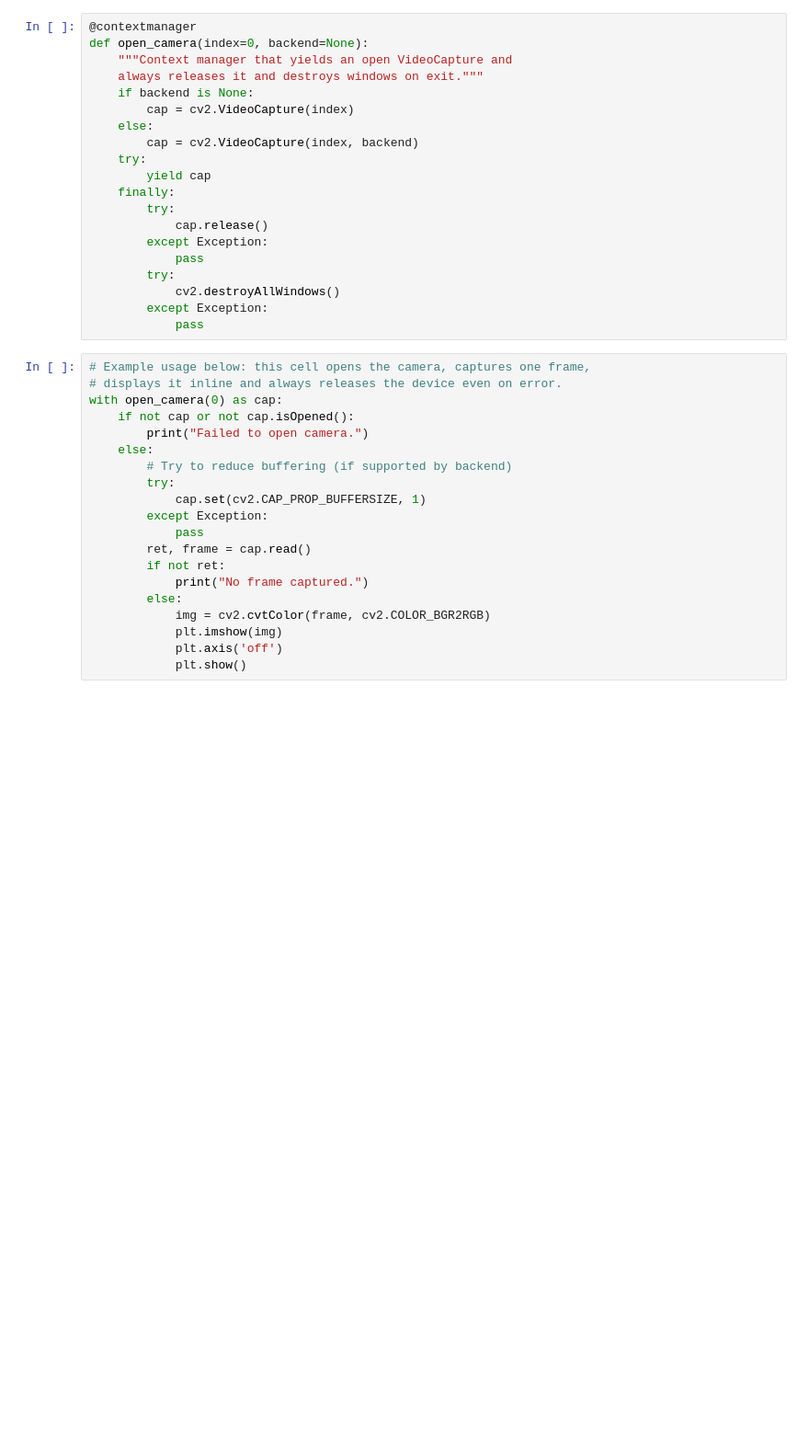
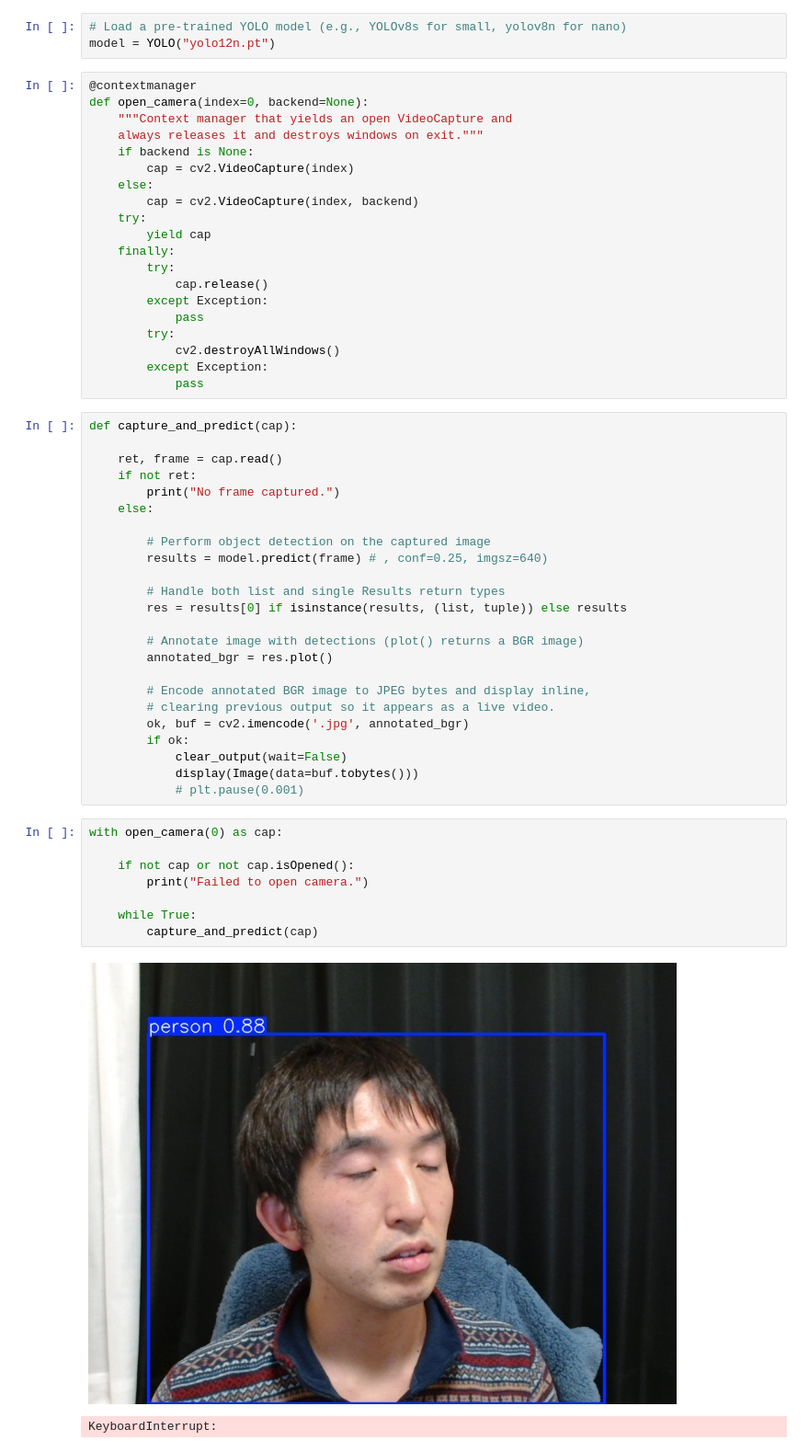
Before and after one commit to Masanovich/YOLO_on_Raspberry_Pi, a Jupyter notebook: notebooks/251207_02_test_camera.ipynb, the cells around one changed output. Shown at 92% size. Cells and saved outputs as stored; diff of their text form; blank space fills up the shorter version.

```diff
--- a/notebooks/251207_02_test_camera.ipynb
+++ b/notebooks/251207_02_test_camera.ipynb
@@ -5,3 +22,6 @@ from matplotlib import pyplot as plt
+# %%
+# Load a pre-trained YOLO model (e.g., YOLOv8s for small, yolov8n for nano)
+model = YOLO("yolo12n.pt")
 # %%
 @contextmanager
 def open_camera(index=0, backend=None):
@@ -23,22 +43,37 @@ def open_camera(index=0, backend=None):
         except Exception:
             pass
 # %%
-# Example usage below: this cell opens the camera, captures one frame,
-# displays it inline and always releases the device even on error.
-with open_camera(0) as cap:
-    if not cap or not cap.isOpened():
-        print("Failed to open camera.")
+def capture_and_predict(cap):
+
+    ret, frame = cap.read()
+    if not ret:
+        print("No frame captured.")
     else:
-        # Try to reduce buffering (if supported by backend)
-        try:
-            cap.set(cv2.CAP_PROP_BUFFERSIZE, 1)
-        except Exception:
-            pass
-        ret, frame = cap.read()
-        if not ret:
-            print("No frame captured.")
-        else:
-            img = cv2.cvtColor(frame, cv2.COLOR_BGR2RGB)
-            plt.imshow(img)
-            plt.axis('off')
-            plt.show()
+
+        # Perform object detection on the captured image
+        results = model.predict(frame) # , conf=0.25, imgsz=640)
+
+        # Handle both list and single Results return types
+        res = results[0] if isinstance(results, (list, tuple)) else results
+
+        # Annotate image with detections (plot() returns a BGR image)
+        annotated_bgr = res.plot()
+
+        # Encode annotated BGR image to JPEG bytes and display inline,
+        # clearing previous output so it appears as a live video.
+        ok, buf = cv2.imencode('.jpg', annotated_bgr)
+        if ok:
+            clear_output(wait=False)
+            display(Image(data=buf.tobytes()))
+            # plt.pause(0.001)
+# %%
+with open_camera(0) as cap:
+
+    if not cap or not cap.isOpened():
+        print("Failed to open camera.")
+
+    while True:
+        capture_and_predict(cap)
+# %% [output]
+[figure, added]
+KeyboardInterrupt:
```
Also changed, not shown: parts of 3 cells of this notebook, 9 other files.
